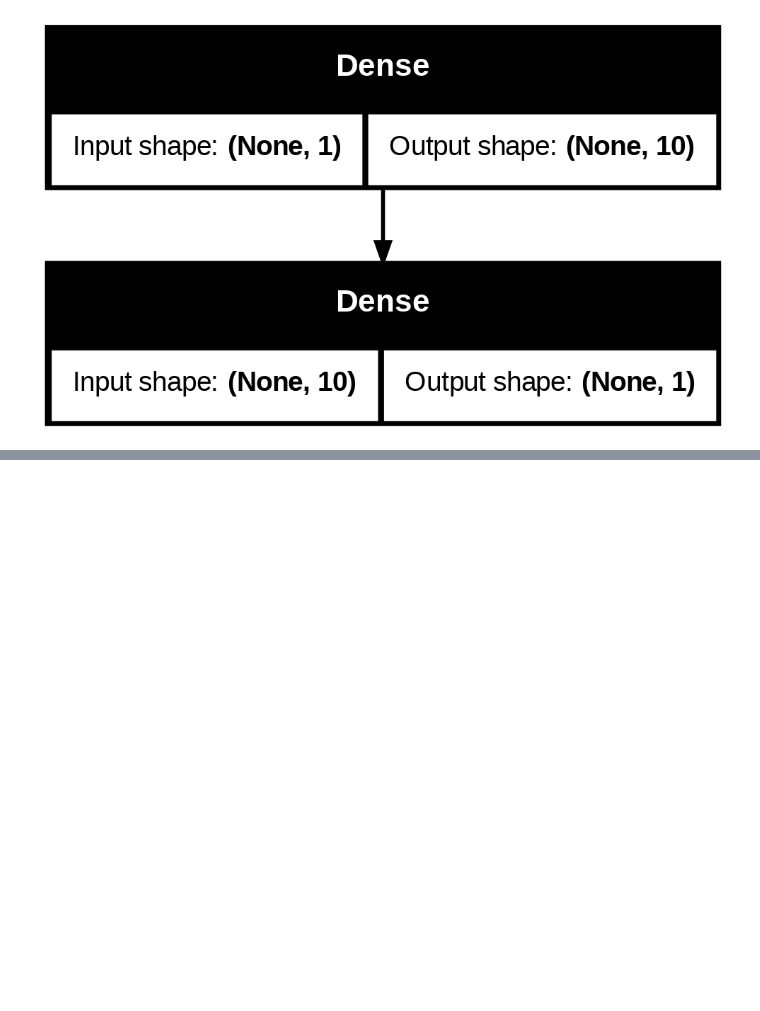
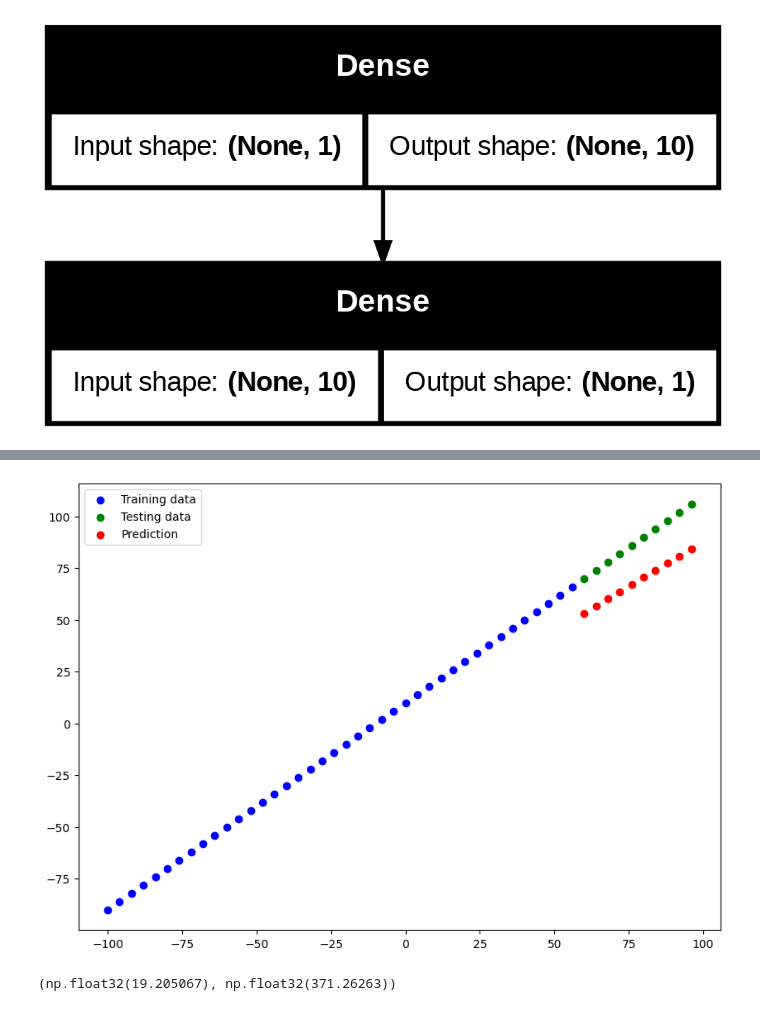
Before and after one commit to bhavangond/TensorFlow, a Jupyter notebook: 01_neural_network_regression_with_tensorflow.ipynb, the cells around one changed output, grey strips where cells are left out. Cells and saved outputs as stored; diff of their text form; code cells hidden in the pictures; blank space fills up the shorter version.

```diff
--- a/01_neural_network_regression_with_tensorflow.ipynb
+++ b/01_neural_network_regression_with_tensorflow.ipynb
@@ -274,0 +351,12 @@ plot_model(model=model,show_shapes=True)
+# %%
+# model_1
+tf.random.set_seed(42)
+
+model_1=tf.keras.Sequential([
+    tf.keras.layers.Dense(1)])
+
+model_1.compile(loss=tf.keras.losses.mae,
+                optimizer=tf.keras.optimizers.SGD(),
+                metrics=["mae"])
+
+model_1.fit(X_train,y_train,epochs=100)
@@ -274,0 +382,5 @@ plot_model(model=model,show_shapes=True)
+# %%
+# make and plot prediction
+y_preds_1=model_1.predict(X_test)
+plot_prediction(predictions=y_preds_1)
+# %% [output]
@@ -274,0 +388,8 @@ plot_model(model=model,show_shapes=True)
+[figure, added]
+# %%
+# evaluation metrics
+mae_1=mae(y_test,y_preds_1)
+mse_1=mse(y_test,y_preds_1)
+mae_1,mse_1
+# %% [output]
+(np.float32(19.205067), np.float32(371.26263))
```
Also changed, not shown: parts of 35 cells of this notebook.
